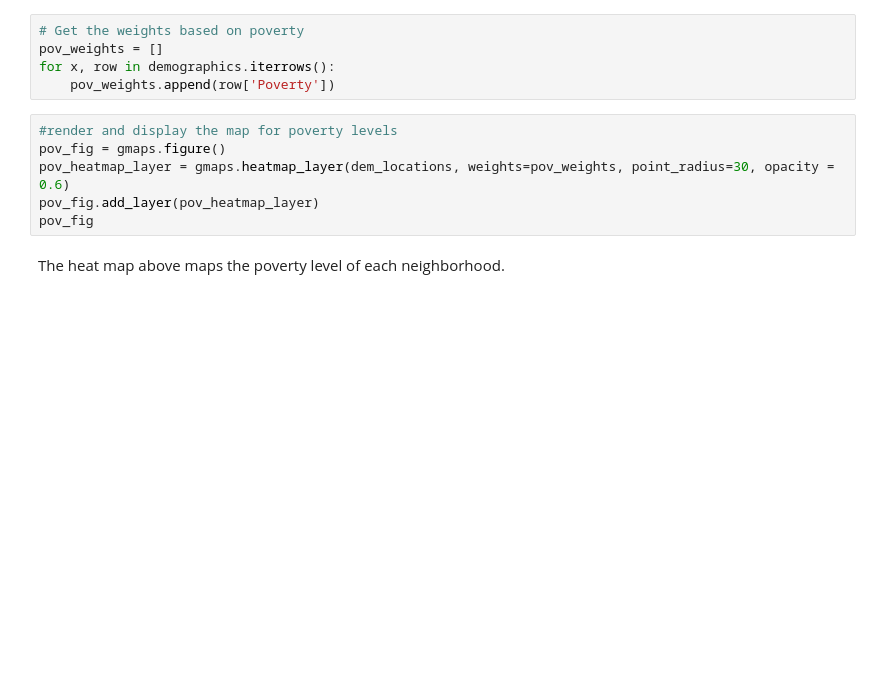
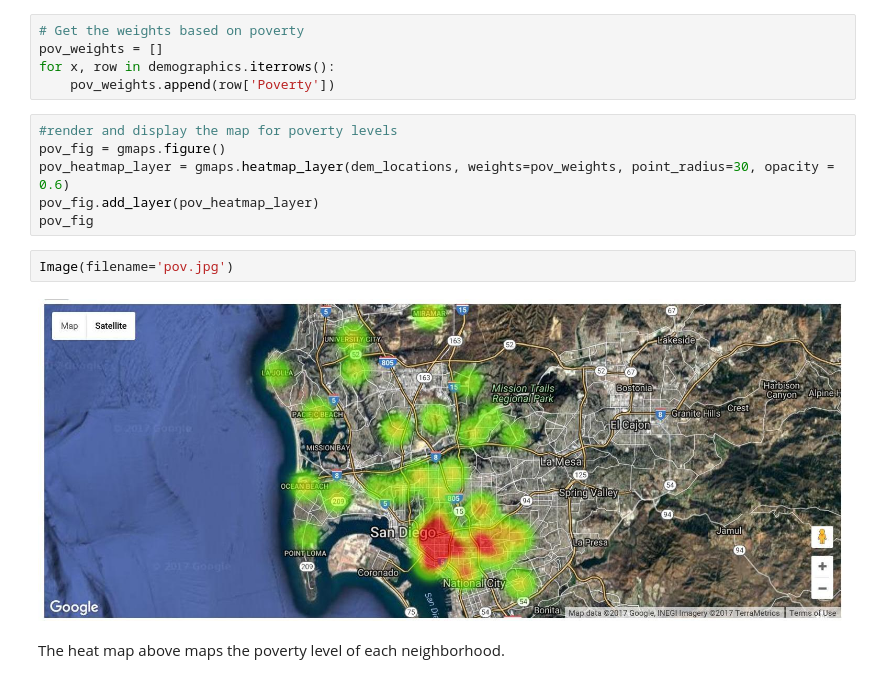
Before and after one commit to gael-vanderlee/CrimeMap, a Jupyter notebook: FinalProject.ipynb, the cells around one changed output. Cells and saved outputs as stored; diff of their text form; blank space fills up the shorter version.

```diff
--- a/FinalProject.ipynb
+++ b/FinalProject.ipynb
@@ -280,6 +290,10 @@ pov_fig = gmaps.figure()
 pov_heatmap_layer = gmaps.heatmap_layer(dem_locations, weights=pov_weights, point_radius=30, opacity = 0.6)
 pov_fig.add_layer(pov_heatmap_layer)
 pov_fig
+# %%
+Image(filename='pov.jpg')
+# %% [output]
+[figure, added]
 # %% [markdown]
 The heat map above maps the poverty level of each neighborhood.
 # %%
```
Also changed, not shown: parts of 5 cells of this notebook.
